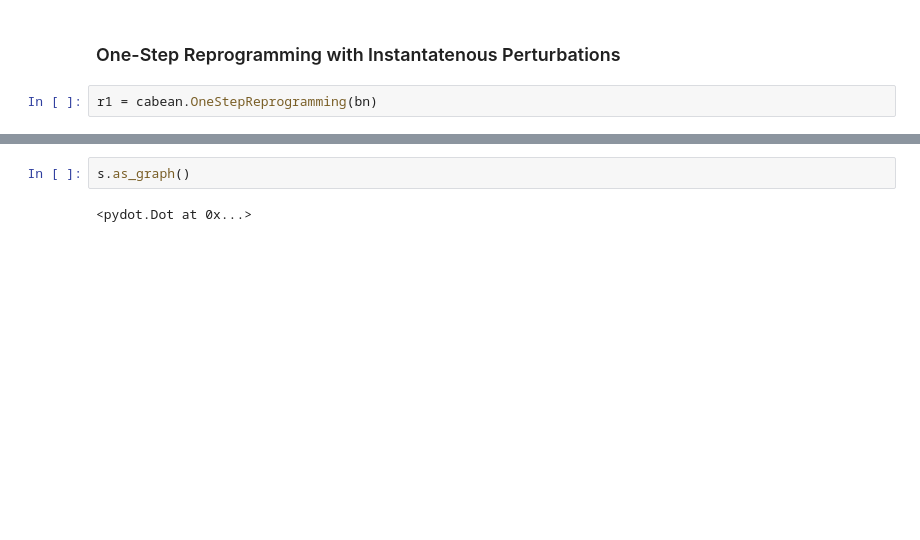
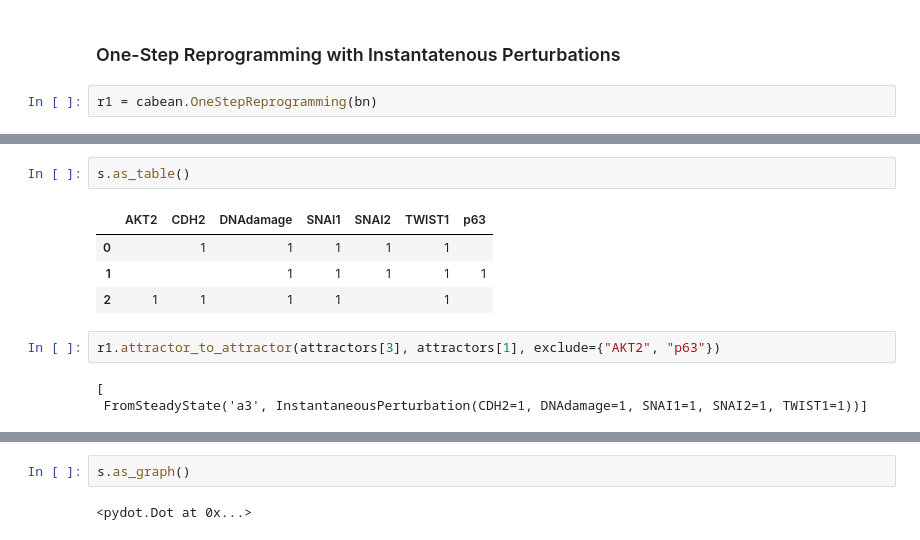
Before and after one commit to algorecell/cabean-python, a Jupyter notebook: examples/Tumour invasion.ipynb, the cells around one changed output, grey strips where cells are left out. Saved outputs shown, nothing was run; the diff lists cells and outputs as text; blank space fills up the shorter version.

```diff
--- a/examples/Tumour invasion.ipynb
+++ b/examples/Tumour invasion.ipynb
@@ -57,3 +63,15 @@ Wall time: 1.35 s
+# %%
+s.as_table()
+# %% [output]
+|  | AKT2 | CDH2 | DNAdamage | SNAI1 | SNAI2 | TWIST1 | p63 |
+| 0 |  | 1 | 1 | 1 | 1 | 1 |  |
+| 1 |  |  | 1 | 1 | 1 | 1 | 1 |
+| 2 | 1 | 1 | 1 | 1 |  | 1 |  |
+# %%
+r1.attractor_to_attractor(attractors[3], attractors[1], exclude={"AKT2", "p63"})
+# %% [output]
+[
+ FromSteadyState('a3', InstantaneousPerturbation(CDH2=1, DNAdamage=1, SNAI1=1, SNAI2=1, TWIST1=1))]
 # %%
 %time s = r1.attractor_to_attractor(attractors[0], {"AKT2":1,"DKK1":1})
 s
```
Also changed, not shown: parts of 7 cells of this notebook, 2 other files.
